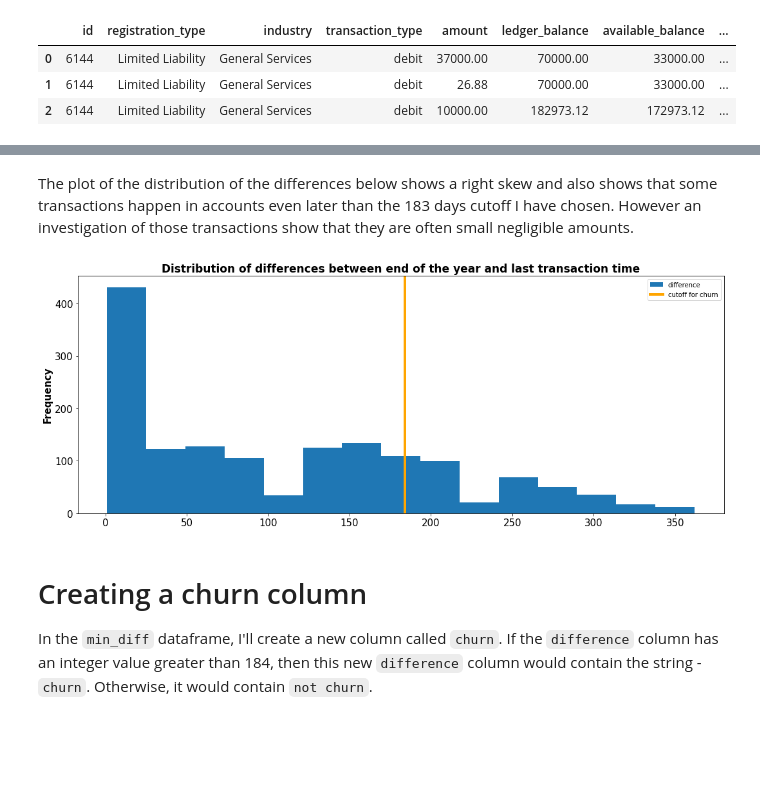
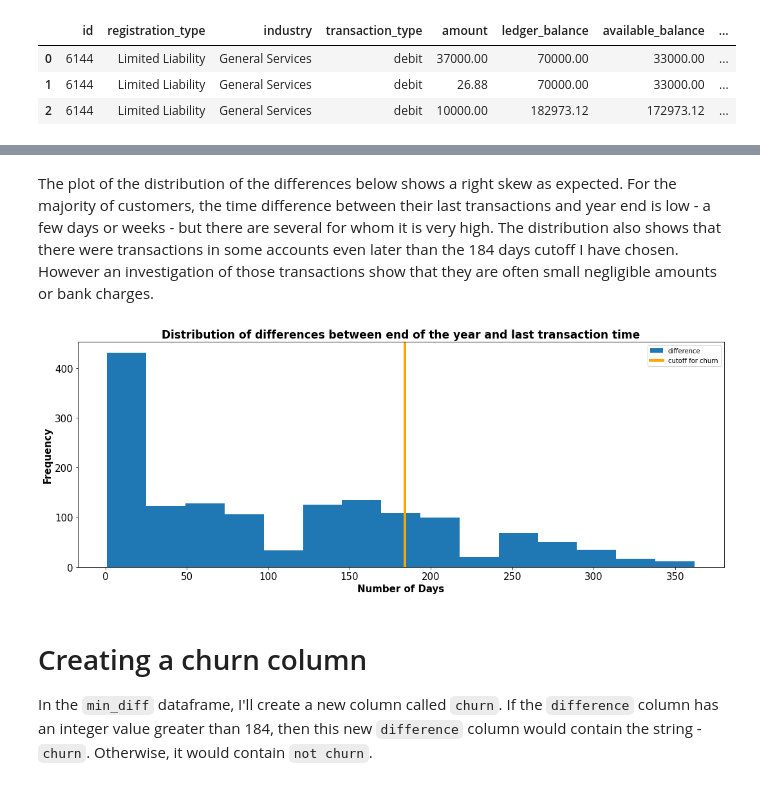
Before and after one commit to stanleyaz/Predicting-Customer-Churn, a Jupyter notebook: notebooks/01_introduction.ipynb, the cells around one changed output, grey strips where cells are left out. Cells and saved outputs as stored; diff of their text form; code cells hidden in the pictures; blank space fills up the shorter version.

```diff
--- a/notebooks/01_introduction.ipynb
+++ b/notebooks/01_introduction.ipynb
@@ -288,19 +275,20 @@ min_diff.head(2) #displaying as expected
 # %% [markdown]
-The plot of the distribution of the differences below shows a right skew and also shows that some transactions happen in accounts even later than the 183 days cutoff I have chosen. However an investigation of those transactions show that they are often small negligible amounts.
+The plot of the distribution of the differences below shows a right skew as expected. For the majority of customers, the time difference between their last transactions and year end is low - a few days or weeks - but there are several for whom it is very high. The distribution also shows that there were transactions in some accounts even later than the 184 days cutoff I have chosen. However an investigation of those transactions show that they are often small negligible amounts or bank charges.
 # %%
 #sns.set_theme(style='ticks', context='talk')
 
 min_diff['difference'].plot(kind='hist', bins=15, figsize=(15,6))
 top_quarter = min_diff['difference'].quantile(0.75)
 plt.title('Distribution of differences between end of the year and last transaction time', fontsize=17, fontweight='bold')
 plt.axvline(x = top_quarter, color='orange', label='cutoff for churn', linewidth=4)
 plt.tick_params(axis='both', labelsize=15)
 plt.ylabel('Frequency', size=15, fontweight='bold')
+plt.xlabel('Number of Days', size=15, fontweight='bold')
 plt.legend()
 plt.tight_layout()
-plt.savefig('./images/distribution_of_difference.png', dpi=300);
+plt.savefig('../images/distribution_of_difference.png', dpi=300);
 # %% [output]
-[figure, old version]
+[figure, new version]
 # %% [markdown]
 # Creating a churn column
 
```
Also changed, not shown: parts of 14 cells of this notebook, 15 other files.
